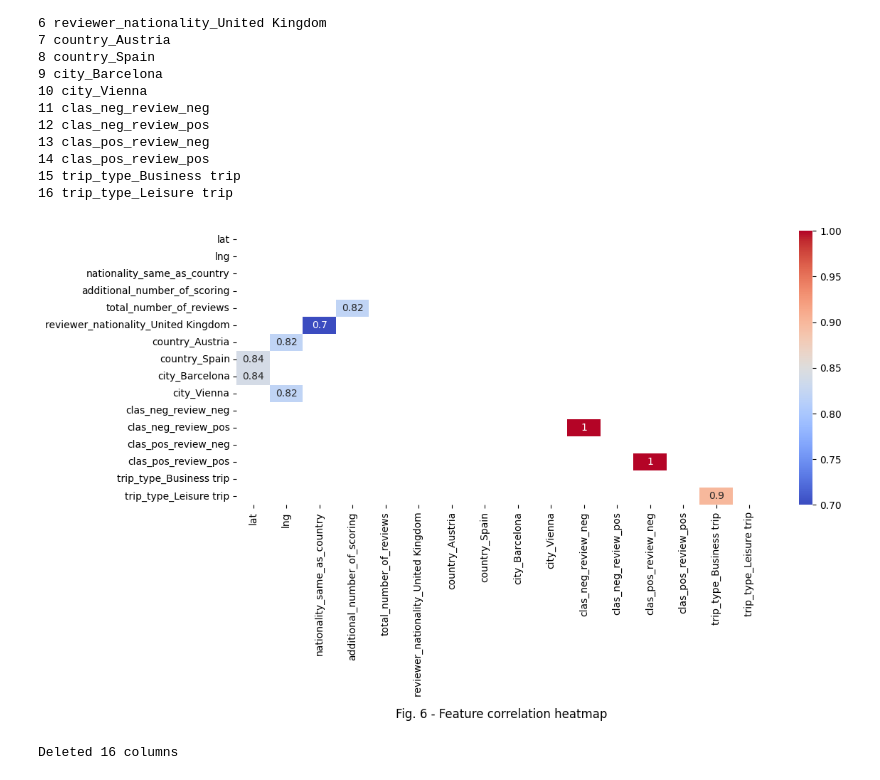
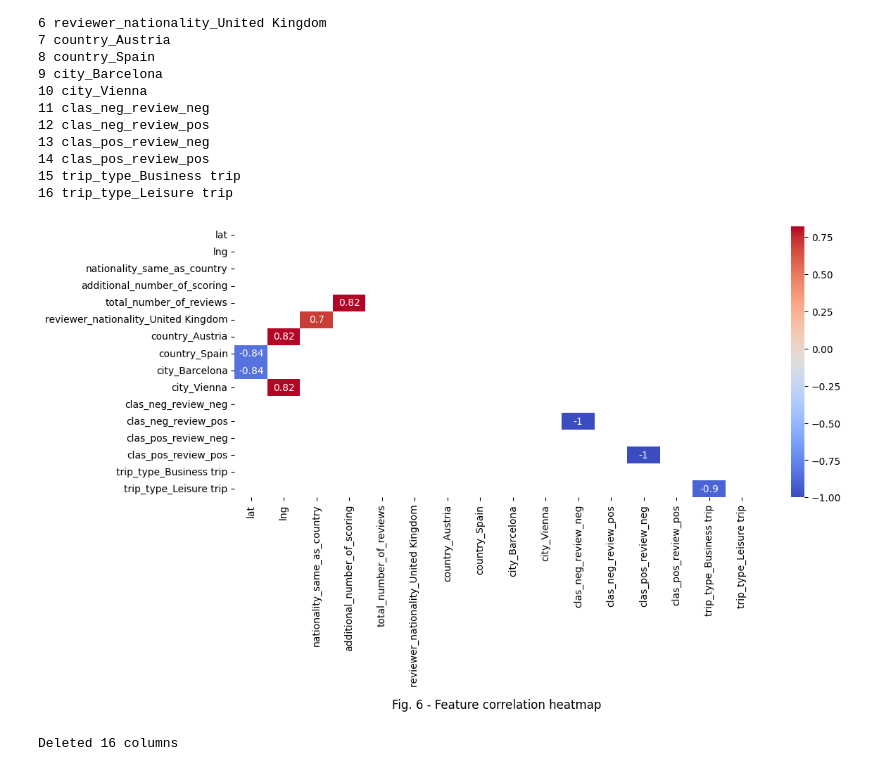
Before and after one commit to Alex1iv/Hotel-rating-prediction, a Jupyter notebook: notebooks/Hotel_ratings_en.ipynb, the cells around one changed output. Saved outputs shown, nothing was run; the diff lists cells and outputs as text; code cells hidden in the pictures.

```diff
--- a/notebooks/Hotel_ratings_en.ipynb
+++ b/notebooks/Hotel_ratings_en.ipynb
@@ -764,12 +749,12 @@ Features with high correlation coeff:
 # %%
 fig, ax = plt.subplots(ncols=1, figsize=(12, 5))
 
 matrix = np.triu(pivot)
-fig = sns.heatmap(round(abs(pivot),2), annot=True,  cmap= 'coolwarm', mask=matrix) #, vmin=-1, vmax=1, center= 0, fmt='.02g',
+fig = sns.heatmap(round(pivot,2), annot=True,  cmap= 'coolwarm', mask=matrix) #, vmin=-1, vmax=1, center= 0, fmt='.02g',
 ax.set_title('Fig. 6 - Feature correlation heatmap', y=-0.8, fontsize=12)
 ax.tick_params(axis='x', rotation=90);
 # %% [output]
-[figure, old version]
+[figure, new version]
 # %%
 # Drop features with high multicorrelation power
 counter = 0
```
Also changed, not shown: parts of 56 cells of this notebook.
